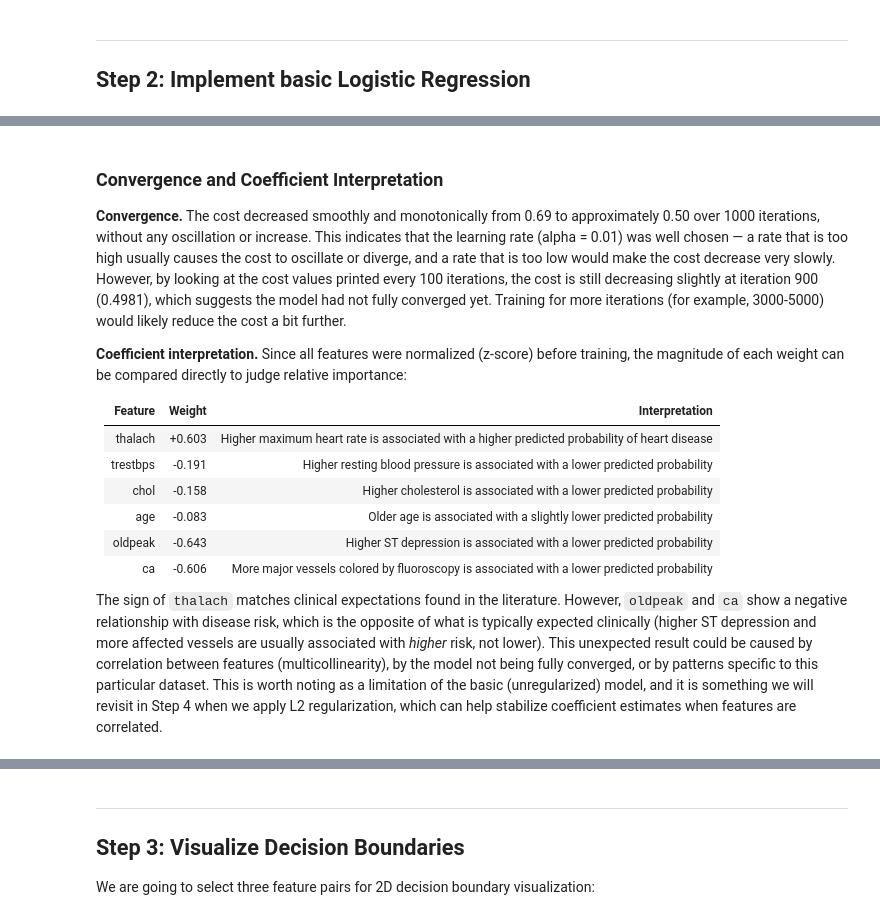
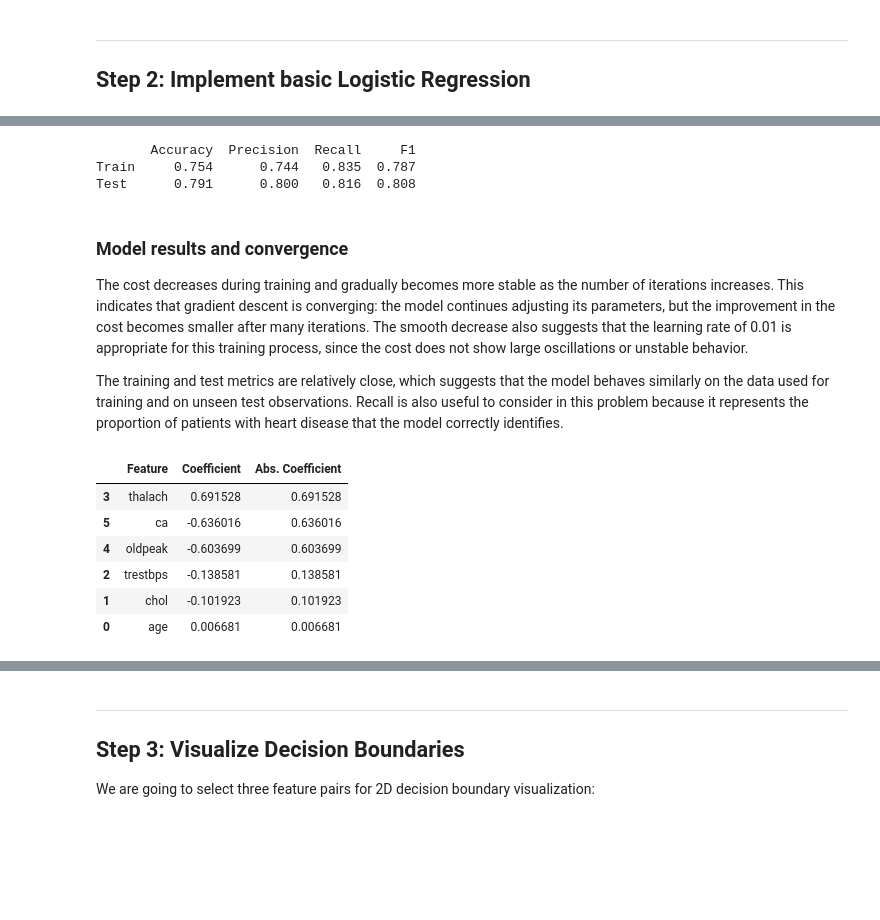
Before and after one commit to Valentina-33/Heart-Disease-Risk-Prediction, a Jupyter notebook: heart_disease_lr_analysis.ipynb, the cells around one changed output, grey strips where cells are left out. Drawn from its saved outputs; the diff is of its cells as text; code cells hidden in the pictures; blank space fills up the shorter version.

Commit message:
Improvement of second step

```diff
--- a/heart_disease_lr_analysis.ipynb
+++ b/heart_disease_lr_analysis.ipynb
@@ -355,36 +339,44 @@ Test      0.692      0.672   0.837  0.745
+# %%
+y_train_pred = predict(X_train_sel, w, b)
+y_test_pred = predict(X_test_sel, w, b)
+
+train_metrics = compute_metrics(y_train, y_train_pred)
+test_metrics = compute_metrics(y_test, y_test_pred)
+
+metrics_df = pd.DataFrame(
+    [train_metrics, test_metrics],
+    columns=["Accuracy", "Precision", "Recall", "F1"],
+    index=["Train", "Test"]
+)
+print(metrics_df.round(3))
+# %% [output]
+       Accuracy  Precision  Recall     F1
+Train     0.754      0.744   0.835  0.787
+Test      0.791      0.800   0.816  0.808
 # %% [markdown]
-### Convergence and Coefficient Interpretation
+### Model results and convergence
 
-**Convergence.** The cost decreased smoothly and monotonically from 0.69 to
-approximately 0.50 over 1000 iterations, without any oscillation or increase.
-This indicates that the learning rate (alpha = 0.01) was well chosen — a rate
-that is too high usually causes the cost to oscillate or diverge, and a rate
-that is too low would make the cost decrease very slowly. However, by looking
-at the cost values printed every 100 iterations, the cost is still decreasing
-slightly at iteration 900 (0.4981), which suggests the model had not fully
-converged yet. Training for more iterations (for example, 3000-5000) would
-likely reduce the cost a bit further.
+The cost decreases during training and gradually becomes more stable as the number of iterations increases. This indicates that gradient descent is converging: the model continues adjusting its parameters, but the improvement in the cost becomes smaller after many iterations. The smooth decrease also suggests that the learning rate of 0.01 is appropriate for this training process, since the cost does not show large oscillations or unstable behavior.
 
-**Coefficient interpretation.** Since all features were normalized (z-score)
-before training, the magnitude of each weight can be compared directly to judge
-relative importance:
-
-| Feature | Weight | Interpretation |
-|---|---|---|
-| thalach | +0.603 | Higher maximum heart rate is associated with a higher predicted probability of heart disease |
-| trestbps | -0.191 | Higher resting blood pressure is associated with a lower predicted probability |
-| chol | -0.158 | Higher cholesterol is associated with a lower predicted probability |
-| age | -0.083 | Older age is associated with a slightly lower predicted probability |
-| oldpeak | -0.643 | Higher ST depression is associated with a lower predicted probability |
-| ca | -0.606 | More major vessels colored by fluoroscopy is associated with a lower predicted probability |
-
-The sign of `thalach` matches clinical expectations found in the literature.
-However, `oldpeak` and `ca` show a negative relationship with disease risk,
-which is the opposite of what is typically expected clinically (higher ST
-depression and more affected vessels are usually associated with *higher*
-risk, not lower). This unexpected result could be caused by correlation
-between features (multicollinearity), by the model not being fully converged,
-or by patterns specific to this particular dataset. This is worth noting as a
-limitation of the basic (unregularized) model, and it is something we will
-revisit in Step 4 when we apply L2 regularization, which can help stabilize
-coefficient estimates when features are correlated.
+The training and test metrics are relatively close, which suggests that the model behaves similarly on the data used for training and on unseen test observations. Recall is also useful to consider in this problem because it represents the proportion of patients with heart disease that the model correctly identifies.
+# %%
+coefficients_df = pd.DataFrame({
+    "Feature": selected_features,
+    "Coefficient": w
+})
+
+coefficients_df["Abs. Coefficient"] = np.abs(coefficients_df["Coefficient"])
+coefficients_df = coefficients_df.sort_values(
+    by="Abs. Coefficient",
+    ascending=False
+)
+
+coefficients_df
+# %% [output]
+|  | Feature | Coefficient | Abs. Coefficient |
+| 3 | thalach | 0.691528 | 0.691528 |
+| 5 | ca | -0.636016 | 0.636016 |
+| 4 | oldpeak | -0.603699 | 0.603699 |
+| 2 | trestbps | -0.138581 | 0.138581 |
+| 1 | chol | -0.101923 | 0.101923 |
+| 0 | age | 0.006681 | 0.006681 |
```
Also changed, not shown: parts of 12 cells of this notebook.
